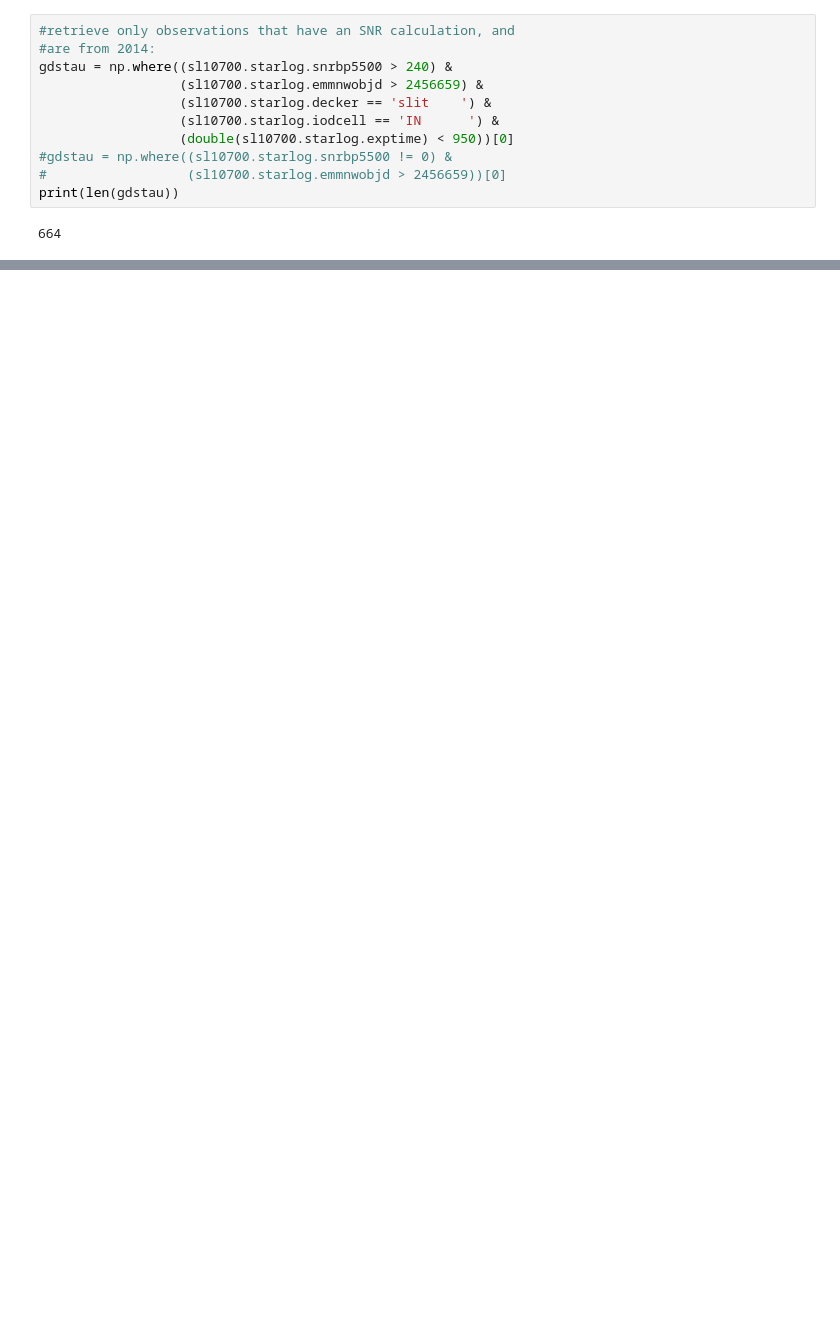
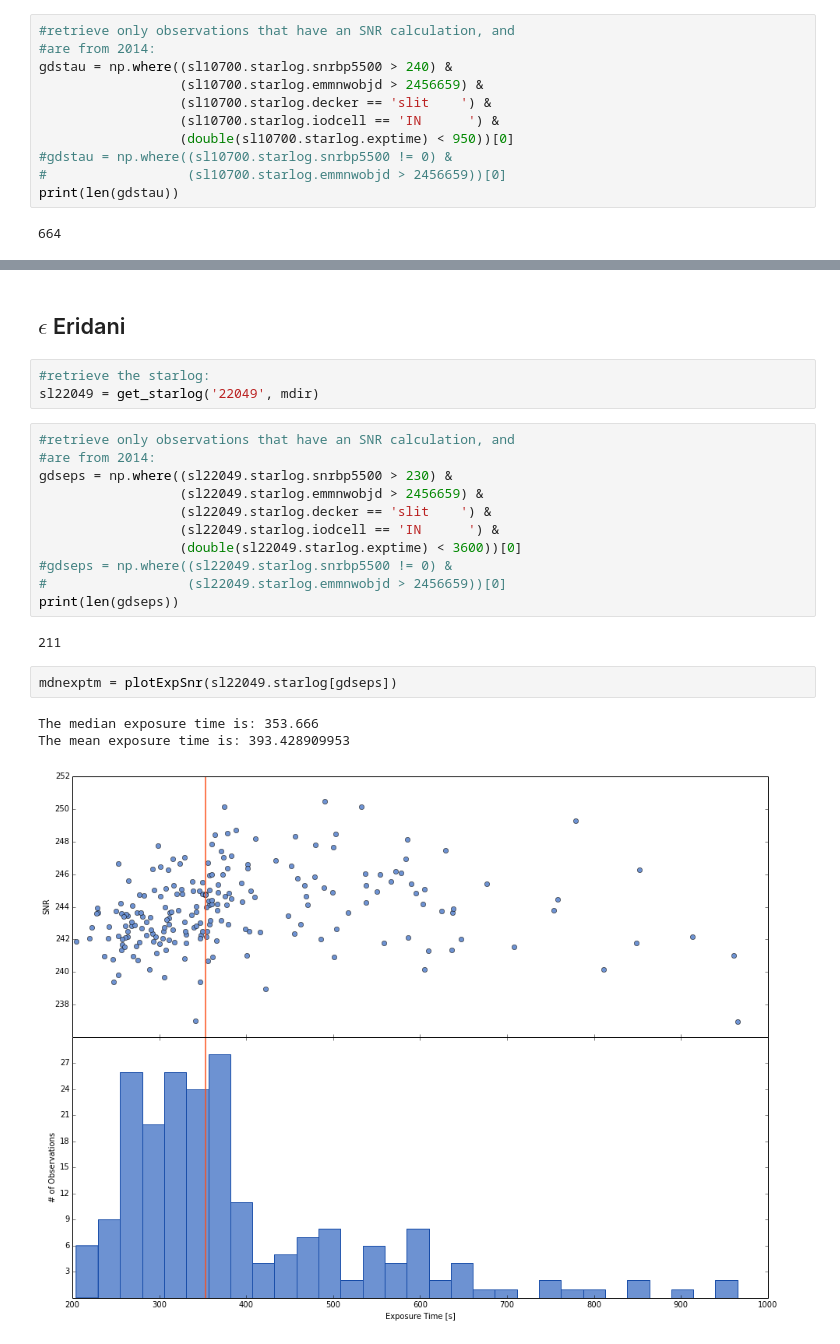
Before and after one commit to mattgiguere/CHIRON, a Jupyter notebook: EXPM/ExposureTime.ipynb, the cells around one changed output, grey strips where cells are left out. Cells and saved outputs as stored; diff of their text form; blank space fills up the shorter version.

```diff
--- a/EXPM/ExposureTime.ipynb
+++ b/EXPM/ExposureTime.ipynb
@@ -248,0 +295,24 @@ The SNR standard deviation: 2.36092900314
+# %% [markdown]
+## $\epsilon$ Eridani
+# %%
+#retrieve the starlog:
+sl22049 = get_starlog('22049', mdir)
+# %%
+#retrieve only observations that have an SNR calculation, and
+#are from 2014:
+gdseps = np.where((sl22049.starlog.snrbp5500 > 230) &
+                  (sl22049.starlog.emmnwobjd > 2456659) &
+                  (sl22049.starlog.decker == 'slit    ') &
+                  (sl22049.starlog.iodcell == 'IN      ') &
+                  (double(sl22049.starlog.exptime) < 3600))[0]
+#gdseps = np.where((sl22049.starlog.snrbp5500 != 0) &
+#                  (sl22049.starlog.emmnwobjd > 2456659))[0]
+print(len(gdseps))
+# %% [output]
+211
+# %%
+mdnexptm = plotExpSnr(sl22049.starlog[gdseps])
+# %% [output]
+The median exposure time is: 353.666
+The mean exposure time is: 393.428909953
+[figure, added]
```
Also changed, not shown: parts of 110 cells of this notebook.
